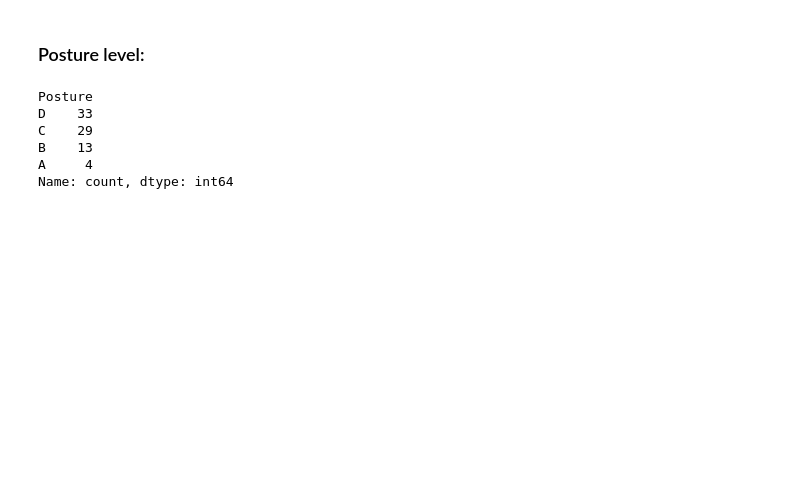
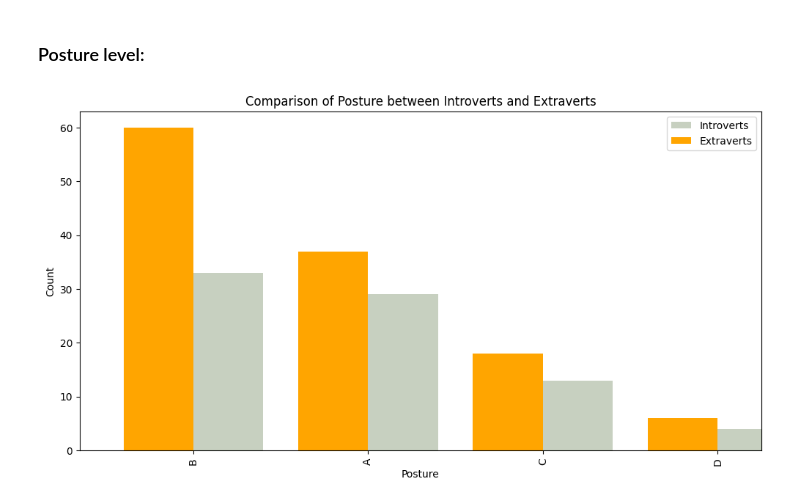
Before and after one commit to NightWanderer2004/BigData-learning, a Jupyter notebook: project/project.ipynb, the cells around one changed output. Saved outputs shown, nothing was run; the diff lists cells and outputs as text; code cells hidden in the pictures; blank space fills up the shorter version.

```diff
--- a/project/project.ipynb
+++ b/project/project.ipynb
@@ -380,15 +382,18 @@ Average height of extraverts: 169.4cm
 # %% [markdown]
 ### Posture level:
-# %%
-# make a bar chart with comparing posture of introverts and extraverts
-
-posture_i = introverts["Posture"].value_counts()
-posture_e = extraverts["Posture"].value_counts()
-print(posture_i)
-# %% [output]
-Posture
-D    33
-C    29
-B    13
-A     4
-Name: count, dtype: int64
+# %%
+posture_i = introverts["Posture"].value_counts()
+posture_e = extraverts["Posture"].value_counts()
+
+fig, ax = plt.subplots(figsize=(12, 6))
+
+posture_i.plot(kind="bar", color="#c7d0c0", ax=ax, position=0, width=0.4, label="Introverts")
+posture_e.plot(kind="bar", color="orange", ax=ax, position=1, width=0.4, label="Extraverts")
+
+ax.set_title("Comparison of Posture between Introverts and Extraverts")
+ax.set_ylabel("Count")
+ax.legend()
+
+plt.show()
+# %% [output]
+[figure, added]
```
Also changed, not shown: parts of 14 cells of this notebook.
